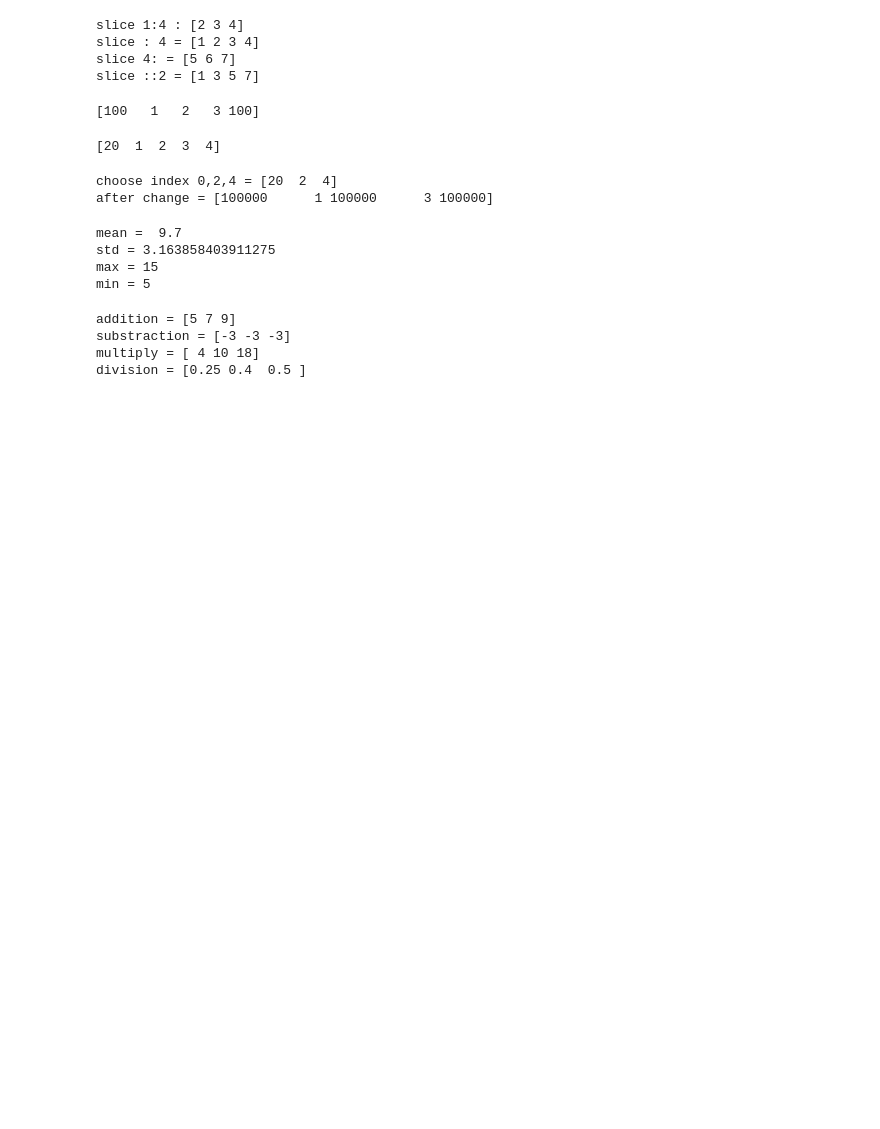
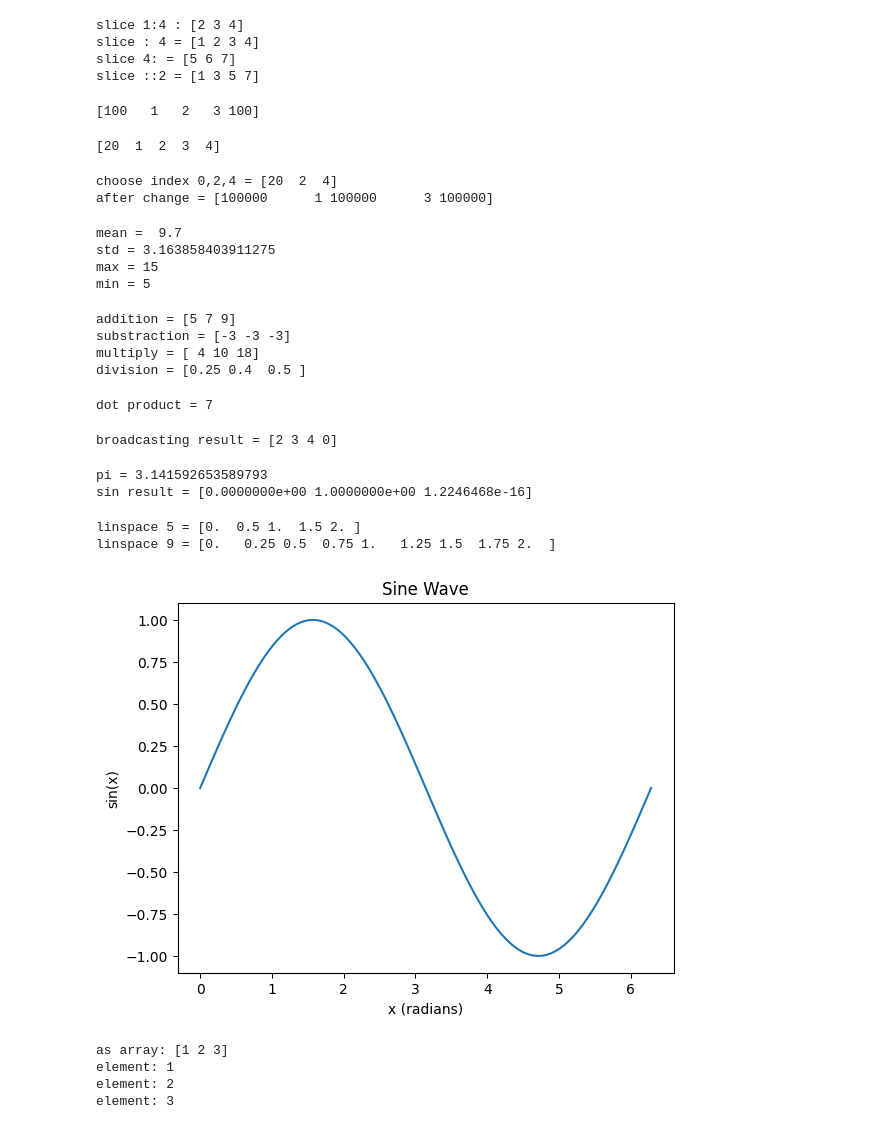
Before and after one commit to Wisnu8aji/Python-Lab, a Jupyter notebook: 06-Numpy/Numpy_practice.ipynb, the cells around one changed output. Drawn from its saved outputs; the diff is of its cells as text; code cells hidden in the pictures; blank space fills up the shorter version.

```diff
--- a/06-Numpy/Numpy_practice.ipynb
+++ b/06-Numpy/Numpy_practice.ipynb
@@ -116,3 +116,71 @@ addition = [5 7 9]
 substraction = [-3 -3 -3]
 multiply = [ 4 10 18]
 division = [0.25 0.4  0.5 ]
+# %%
+# two vextors
+x = np.array([1,2])
+y = np.array([3,2])
+
+result = np.dot(x, y)
+print('dot product =', result)
+# %% [output]
+dot product = 7
+# %%
+u = np.array([1, 2, 3, -1])
+
+result = u+1
+print('broadcasting result =', result)
+# %% [output]
+broadcasting result = [2 3 4 0]
+# %%
+# value of pi
+print('pi =', np.pi)
+
+#create array in radians
+x = np.array([0, np.pi/2, np.pi])
+
+# apply sine function
+y = np.sin(x)
+print('sin result =', y)
+# %% [output]
+pi = 3.141592653589793
+sin result = [0.0000000e+00 1.0000000e+00 1.2246468e-16]
+# %%
+a = np.linspace(0, 2, num=5)
+print('linspace 5 =', a)
+
+b = np.linspace(0,2, num=9)
+print('linspace 9 =', b)
+# %% [output]
+linspace 5 = [0.  0.5 1.  1.5 2. ]
+linspace 9 = [0.   0.25 0.5  0.75 1.   1.25 1.5  1.75 2.  ]
+# %%
+import matplotlib.pyplot as plt
+
+#generate 100 points from 0 to 2pi
+x = np.linspace(0, 2*np.pi, num=100)
+
+# Apply sine function
+y = np.sin(x)
+
+#plot the graph
+plt.plot(x, y)
+plt.title('Sine Wave')
+plt.xlabel('x (radians)')
+plt.ylabel('sin(x)')
+plt.show()
+# %% [output]
+[figure, added]
+# %%
+arr1 = np.array([1, 2, 3])
+
+#print as array
+print('as array:', arr1)
+
+for x in arr1:
+    print('element:', x)
+# %% [output]
+as array: [1 2 3]
+element: 1
+element: 2
+element: 3
```
Also changed, not shown: parts of 3 cells of this notebook.
